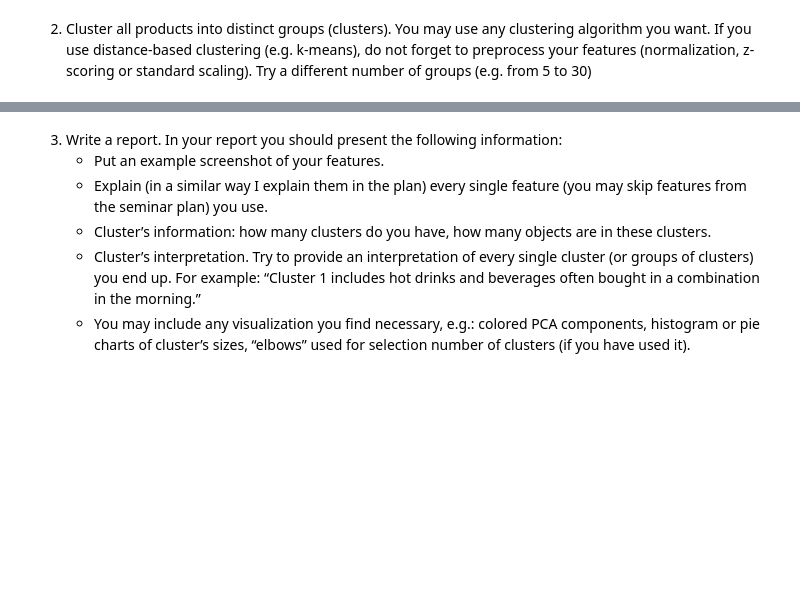
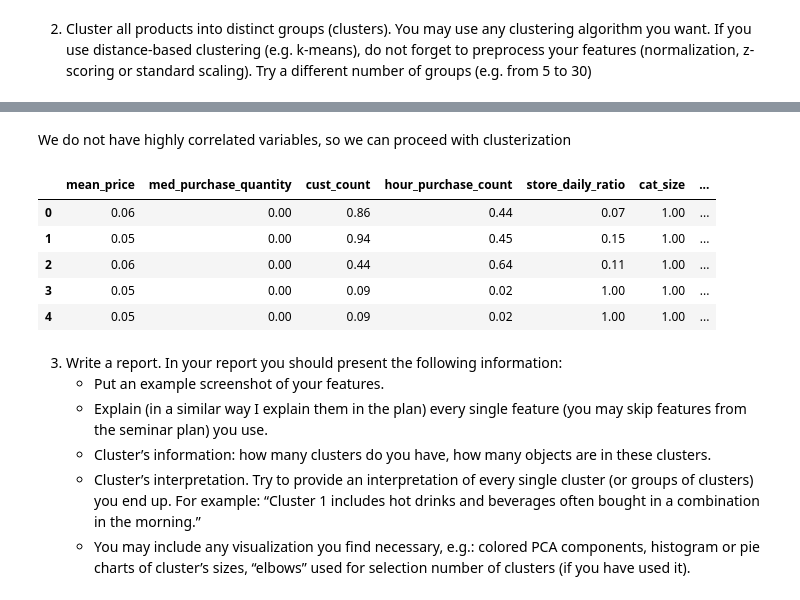
Before and after one commit to Mist3r-R/hse-sse-ds-business-2020, a Jupyter notebook: HW_5.ipynb, the cells around one changed output, grey strips where cells are left out. Drawn from its saved outputs; the diff is of its cells as text; code cells hidden in the pictures; blank space fills up the shorter version.

```diff
--- a/HW_5.ipynb
+++ b/HW_5.ipynb
@@ -276,3 +330,16 @@ Index(['mean_price', 'med_purchase_quantity', 'store_count', 'cust_count',
+# %% [markdown]
+We do not have highly correlated variables, so we can proceed with clusterization
+# %%
+scaler = MinMaxScaler()
+data[data.columns] = scaler.fit_transform(data[data.columns])
+data.head()
+# %% [output]
+|  | mean_price | med_purchase_quantity | cust_count | hour_purchase_count | store_daily_ratio | cat_size | ... |
+| 0 | 0.06 | 0.00 | 0.86 | 0.44 | 0.07 | 1.00 | ... |
+| 1 | 0.05 | 0.00 | 0.94 | 0.45 | 0.15 | 1.00 | ... |
+| 2 | 0.06 | 0.00 | 0.44 | 0.64 | 0.11 | 1.00 | ... |
+| 3 | 0.05 | 0.00 | 0.09 | 0.02 | 1.00 | 1.00 | ... |
+| 4 | 0.05 | 0.00 | 0.09 | 0.02 | 1.00 | 1.00 | ... |
 # %% [markdown]
 3. Write a report. In your report you should present the following information:
    - Put an example screenshot of your features.
```
Also changed, not shown: parts of 12 cells of this notebook.
